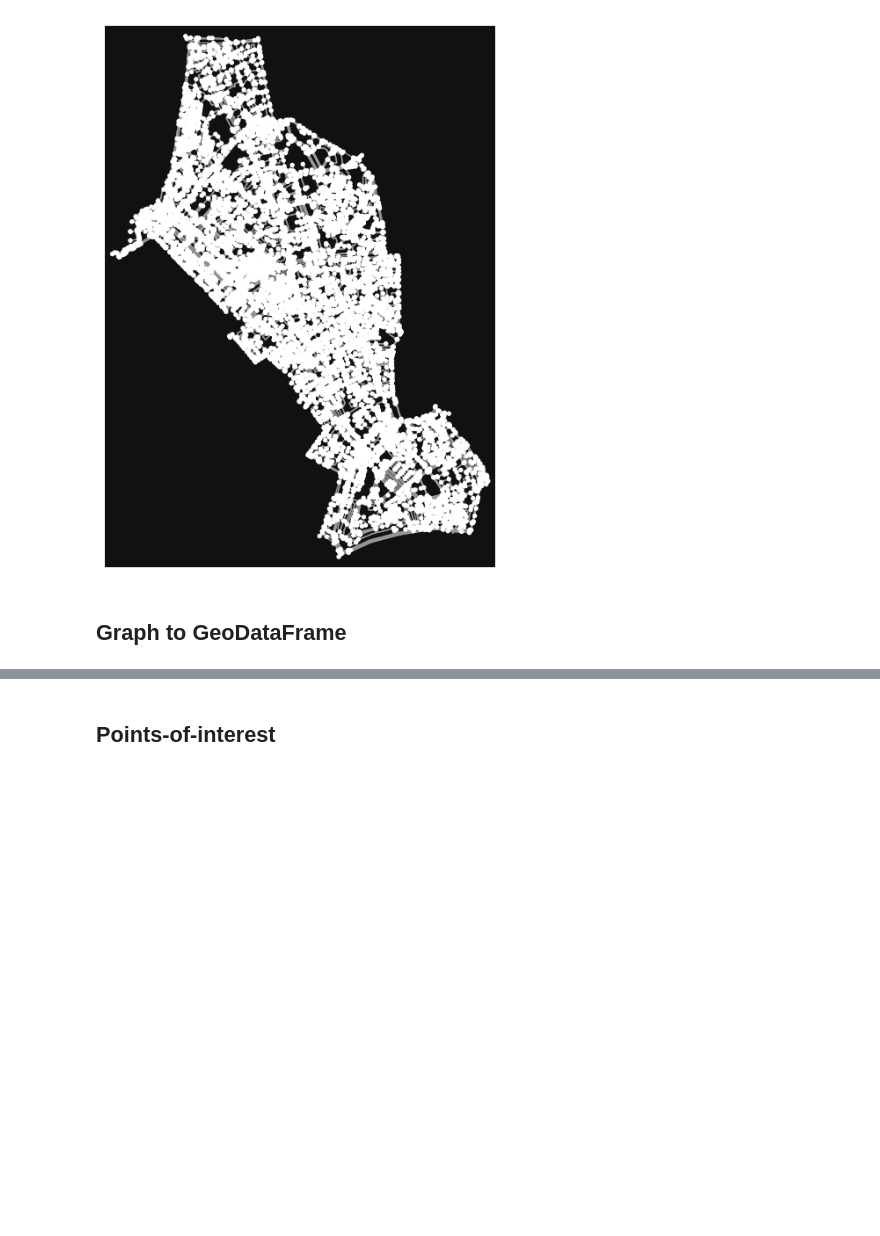
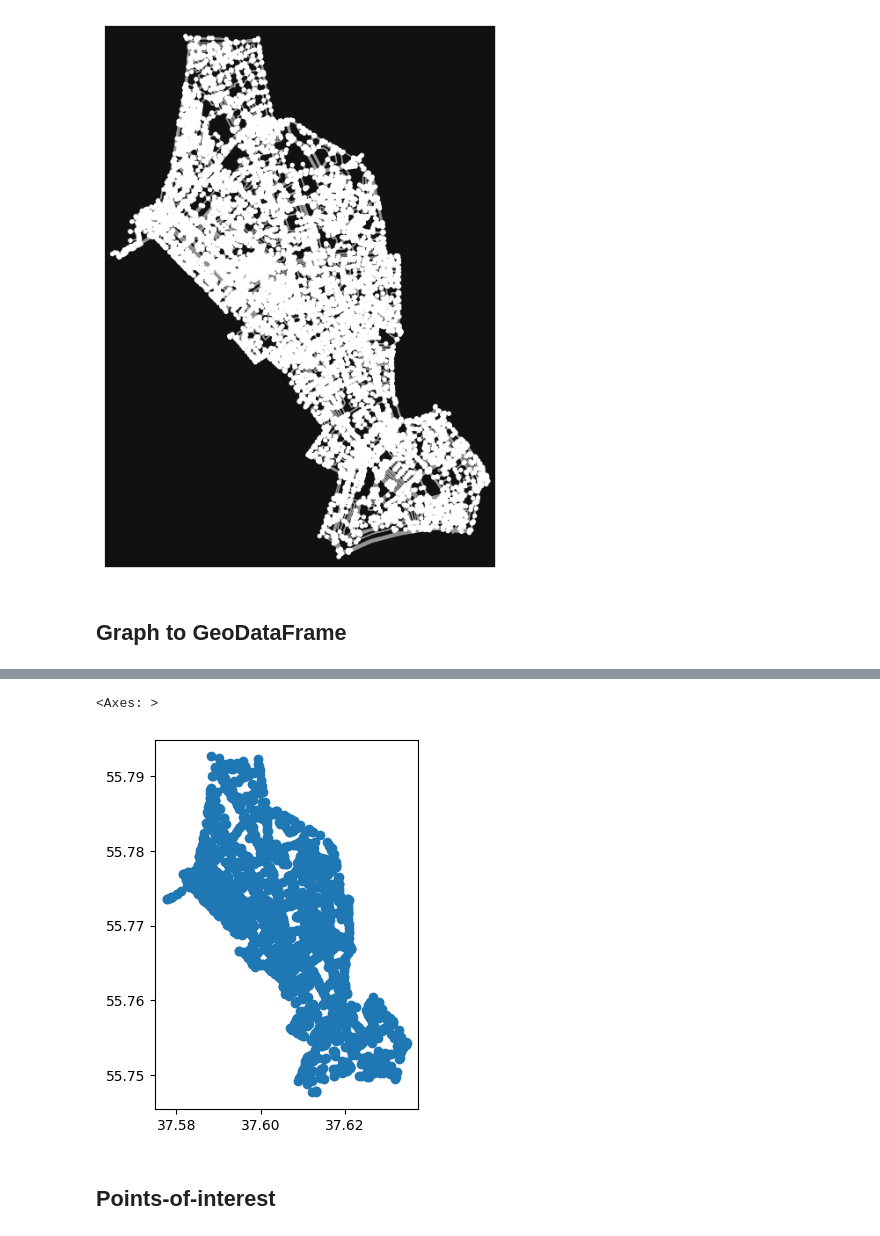
Before and after one commit to Bibit-Bibicha/my-first-binder, a Jupyter notebook: тверской .ipynb, the cells around one changed output, grey strips where cells are left out. Drawn from its saved outputs; the diff is of its cells as text; code cells hidden in the pictures; blank space fills up the shorter version.

```diff
--- a/тверской .ipynb
+++ b/тверской .ipynb
@@ -47,3 +99,8 @@ edges.head()
+# %%
+nodes.loc[nodes['street_count'] == 4].plot()
+# %% [output]
+<Axes: >
+[figure, added]
 # %% [markdown]
 ## Points-of-interest
 # %%
```
Also changed, not shown: parts of 20 cells of this notebook.
